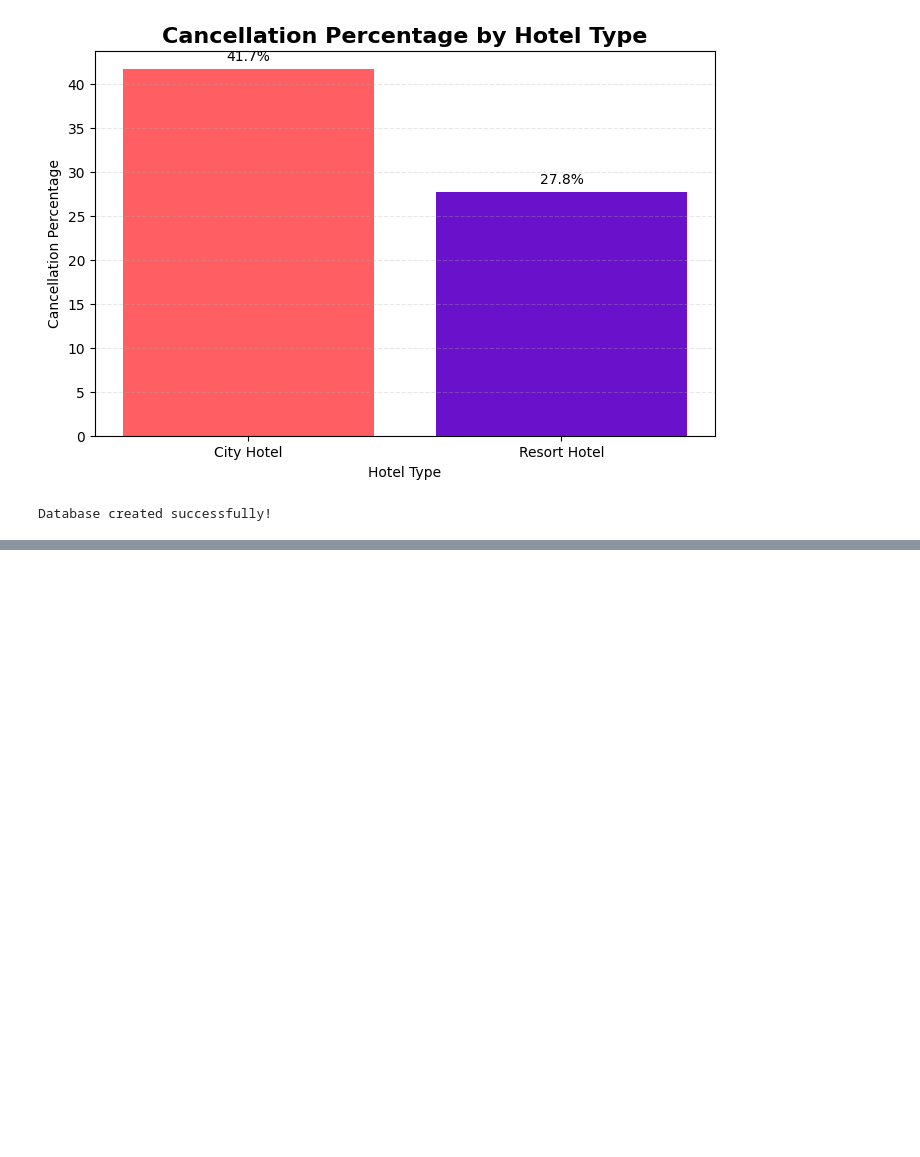
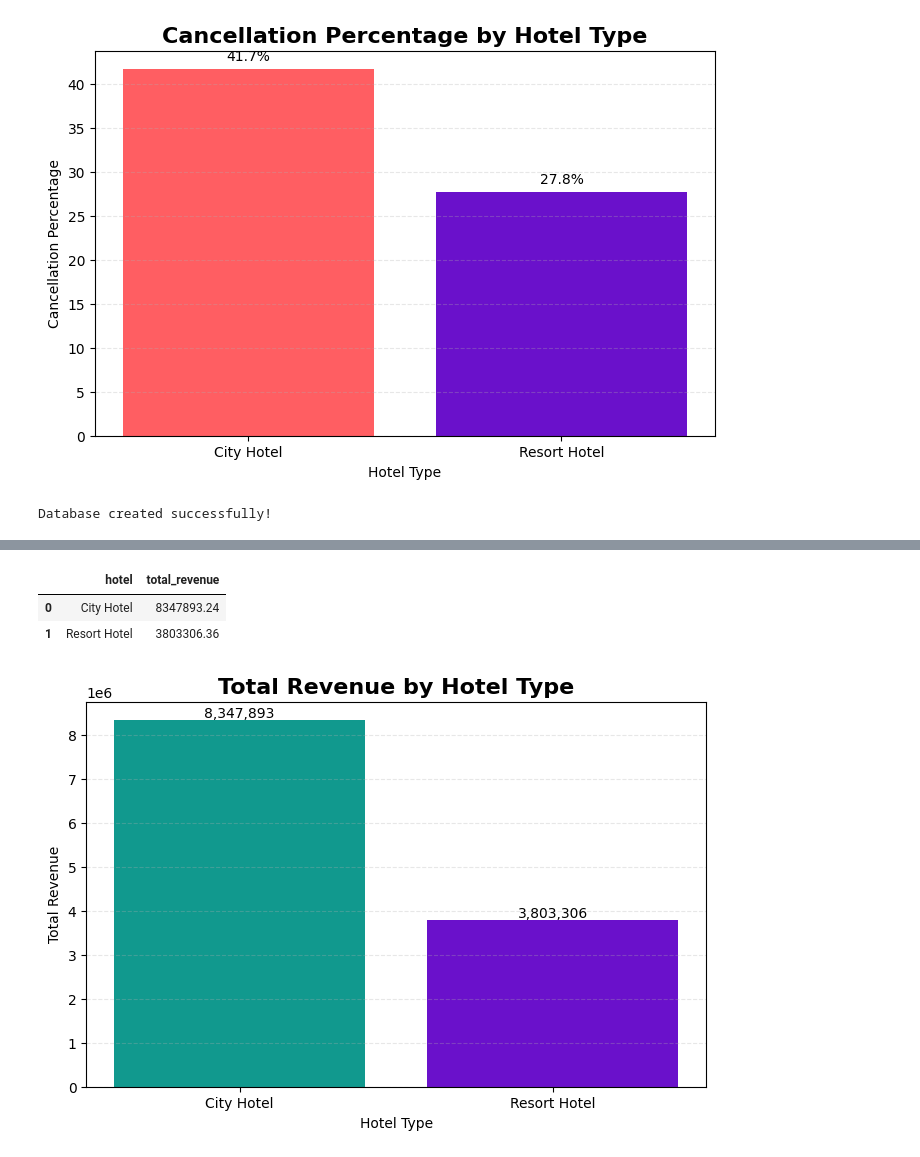
Before and after one commit to Noora624/Hotel-Analytics-System, a Jupyter notebook: notebooks/01_data_understanding.ipynb, the cells around one changed output, grey strips where cells are left out. Saved outputs shown, nothing was run; the diff lists cells and outputs as text; code cells hidden in the pictures; blank space fills up the shorter version.

```diff
--- a/notebooks/01_data_understanding.ipynb
+++ b/notebooks/01_data_understanding.ipynb
@@ -455,0 +558,60 @@ Database created successfully!
+# %%
+# =========================================
+# Total ADR Revenue by Hotel Type
+# =========================================
+
+query = """
+SELECT
+    hotel,
+    ROUND(SUM(adr), 2) AS total_revenue
+FROM hotel_bookings
+GROUP BY hotel;
+"""
+
+revenue_sql = pd.read_sql(query, conn)
+
+revenue_sql
+# %% [output]
+|  | hotel | total_revenue |
+| 0 | City Hotel | 8347893.24 |
+| 1 | Resort Hotel | 3803306.36 |
+# %%
+# =========================================
+# Revenue Visualization
+# =========================================
+
+import matplotlib.pyplot as plt
+
+plt.figure(figsize=(8,5))
+
+colors = ['#11998e', '#6a11cb']
+
+bars = plt.bar(
+    revenue_sql['hotel'],
+    revenue_sql['total_revenue'],
+    color=colors
+)
+
+plt.title(
+    "Total Revenue by Hotel Type",
+    fontsize=16,
+    fontweight='bold'
+)
+
+plt.xlabel("Hotel Type")
+plt.ylabel("Total Revenue")
+
+plt.grid(axis='y', linestyle='--', alpha=0.3)
+
+for bar in bars:
+    yval = bar.get_height()
+    plt.text(
+        bar.get_x() + bar.get_width()/2,
+        yval + 50000,
+        f"{int(yval):,}",
+        ha='center'
+    )
+
+plt.show()
+# %% [output]
+[figure, added]
```
Also changed, not shown: parts of 17 cells of this notebook, 1 other file.
